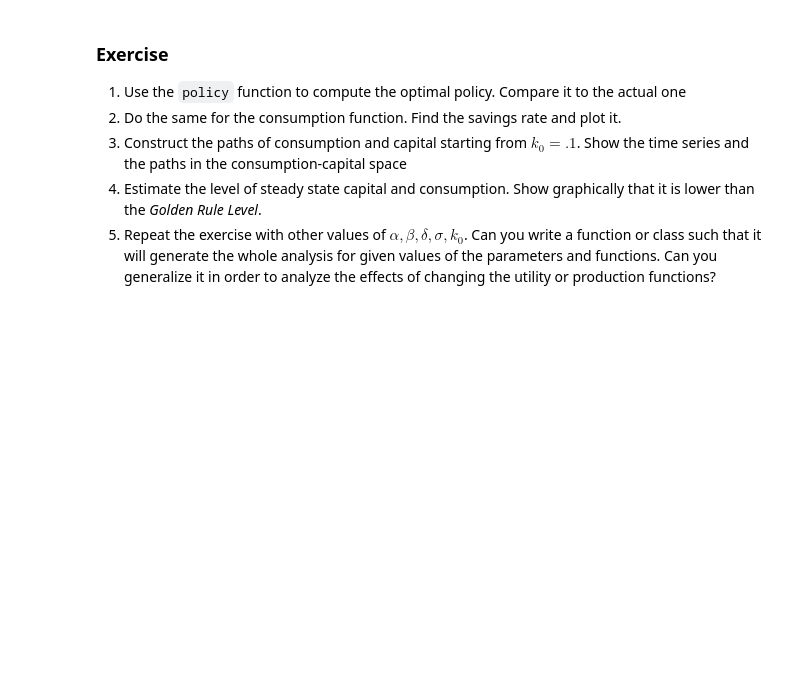
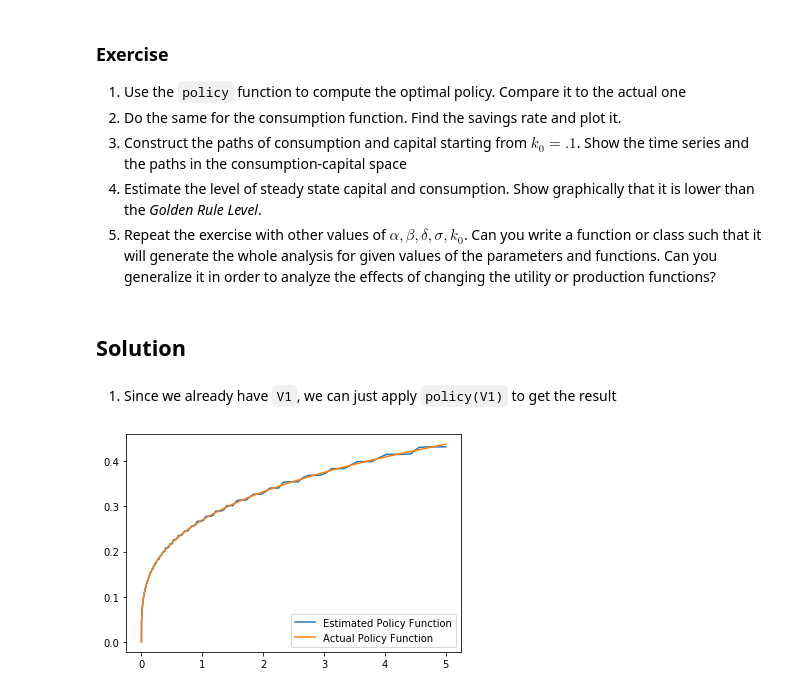
Before and after one commit to ozak/CompEcon, a Jupyter notebook: notebooks/DynamicProgramming.ipynb, the cells around one changed output. Cells and saved outputs as stored; diff of their text form; code cells hidden in the pictures; blank space fills up the shorter version.

```diff
--- a/notebooks/DynamicProgramming.ipynb
+++ b/notebooks/DynamicProgramming.ipynb
@@ -276,8 +309,8 @@ def policy(w):
     """
     vals = []
     for k in grid:
-        kmax = F(k,alpha=alpha)
-        h = lambda kp: U(kmax + (1-delta) * k - kp,sigma) + beta * w(kp)
+        kmax = F(k,alpha=alpha) + (1-delta) * k
+        h = lambda kp: U(kmax - kp,sigma) + beta * w(kp)
         vals.append(maximizer(h, 0, kmax))
     return LinInterp(grid, vals)
 # %% [markdown]
@@ -371,3 +408,16 @@ plt.show();
 3. Construct the paths of consumption and capital starting from $k_0=.1$. Show the time series and the paths in the consumption-capital space
 4. Estimate the level of steady state capital and consumption. Show graphically that it is lower than the _Golden Rule Level_.
 5. Repeat the exercise with other values of $\alpha,\beta,\delta,\sigma,k_0$. Can you write a function or class such that it will generate the whole analysis for given values of the parameters and functions. Can you generalize it in order to analyze the effects of changing the utility or production functions?
+# %% [markdown]
+## Solution
+# %% [markdown]
+1. Since we already have ``V1``, we can just apply ``policy(V1)`` to get the result
+# %%
+optcapital = policy(V1)
+# %%
+plt.figure(1)
+plt.plot(grid, optcapital(grid), label='Estimated Policy Function');
+plt.plot(grid, opk(grid), label='Actual Policy Function');
+plt.legend(loc='lower right');
+# %% [output]
+[figure, added]
```
Also changed, not shown: parts of 34 cells of this notebook, 2 other files.
